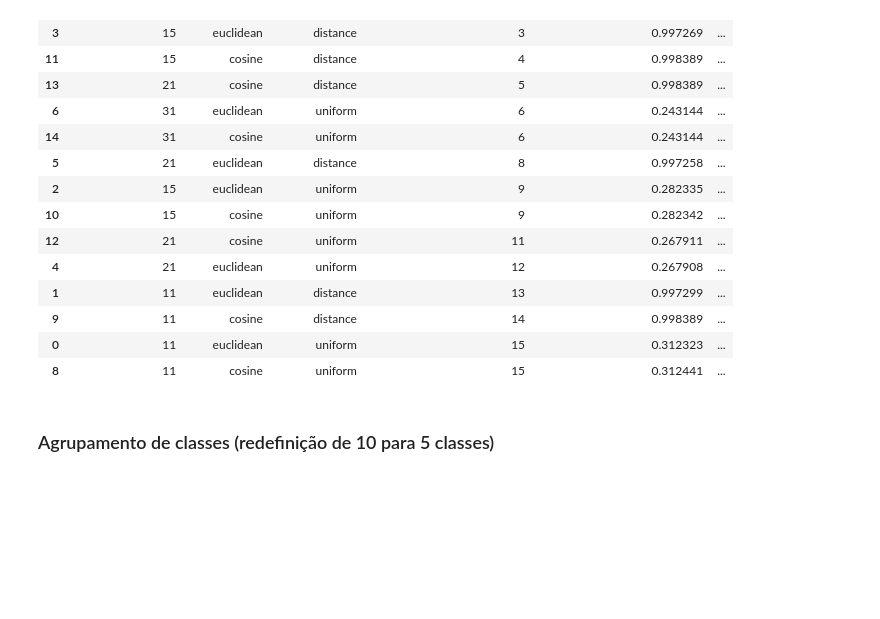
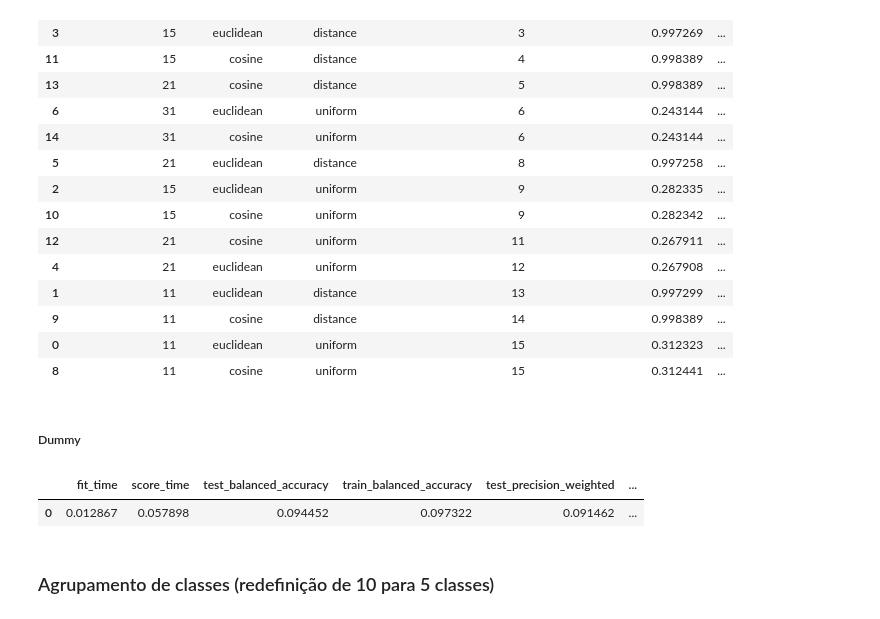
Before and after one commit to mauromascarenhas/Dificuldade-problemas-URI, a Jupyter notebook: modeling/Classificação de nível de dificuldade.ipynb, the cells around one changed output. Saved outputs shown, nothing was run; the diff lists cells and outputs as text; code cells hidden in the pictures; blank space fills up the shorter version.

```diff
--- a/modeling/Classificação de nível de dificuldade.ipynb
+++ b/modeling/Classificação de nível de dificuldade.ipynb
@@ -486,6 +503,22 @@ dfgsn[evn_cols].rename(columns = { c: df_res_col_name(c) for c in evt_cols}).sor
 | 9 | 11 | cosine | distance | 14 | 0.998389 | ... |
 | 0 | 11 | euclidean | uniform | 15 | 0.312323 | ... |
 | 8 | 11 | cosine | uniform | 15 | 0.312441 | ... |
+# %% [markdown]
+##### Dummy
+# %%
+dfde = pd.DataFrame(cross_validate(
+    estimator = DummyClassifier(strategy = "stratified"),
+    X = de.drop(columns = ["level"]),
+    y = de["level"],
+    scoring = scoring,
+    cv = 10,
+    n_jobs = -1,
+    return_train_score = True
+))
+dfde.rename(columns = { c: df_res_col_name(c) for c in dfde.columns}).mean().to_frame().T
+# %% [output]
+|  | fit_time | score_time | test_balanced_accuracy | train_balanced_accuracy | test_precision_weighted | ... |
+| 0 | 0.012867 | 0.057898 | 0.094452 | 0.097322 | 0.091462 | ... |
 # %% [markdown]
 ### Agrupamento de classes (redefinição de 10 para 5 classes)
 # %%
```
Also changed, not shown: parts of 13 cells of this notebook.
